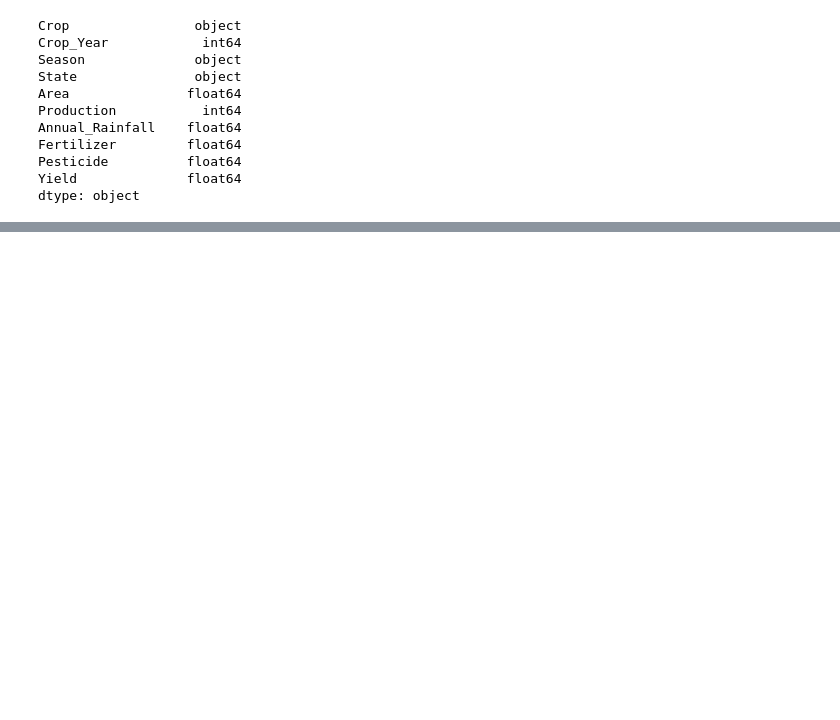
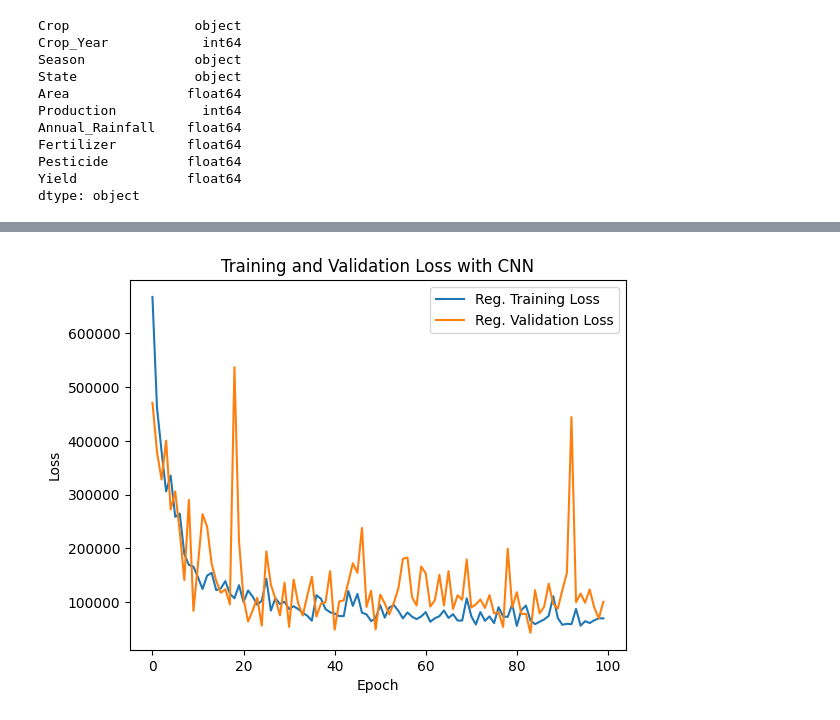
Before and after one commit to CHAITANYA2605/Crop-Yield, a Jupyter notebook: DL_project.ipynb, the cells around one changed output, grey strips where cells are left out. Drawn from its saved outputs; the diff is of its cells as text; code cells hidden in the pictures; blank space fills up the shorter version.

```diff
--- a/DL_project.ipynb
+++ b/DL_project.ipynb
@@ -42,14 +109,22 @@ X_test_reshaped = X_test_scaled.reshape(X_test_scaled.shape[0], X_test_scaled.sh
 # %%
 model_reg = Sequential([
     Conv1D(32, kernel_size=3, activation='relu', input_shape=(X_train_reshaped.shape[1], 1), kernel_regularizer=l2(0.01)),
-    Conv1D(64, kernel_size=3, activation='relu', kernel_regularizer=l2(0.01)),
-    Conv1D(64, kernel_size=3, activation='relu', kernel_regularizer=l2(0.01)),
-    Conv1D(64, kernel_size=3, activation='relu', kernel_regularizer=l2(0.01)),
+    MaxPooling1D(pool_size=2),
+    Conv1D(64, kernel_size=1, activation='relu', kernel_regularizer=l2(0.01)),
+    MaxPooling1D(pool_size=2),
+    Conv1D(64, kernel_size=1, activation='relu', kernel_regularizer=l2(0.01)),
+    MaxPooling1D(pool_size=2),
+    Conv1D(64, kernel_size=1, activation='relu', kernel_regularizer=l2(0.01)),
     Flatten(),
     Dense(32, activation='relu', kernel_regularizer=l2(0.01)),
+    Dropout(0.2),
     Dense(64, activation='relu', kernel_regularizer=l2(0.01)),
+    Dropout(0.2),
     Dense(128, activation='relu', kernel_regularizer=l2(0.01)),
+    Dropout(0.2),
     Dense(256, activation='relu', kernel_regularizer=l2(0.01)),
+    Dropout(0.2),
     Dense(128, activation='relu', kernel_regularizer=l2(0.01)),
     Dense(1)  # Output layer
 ])
+model_reg.summary()
@@ -138,0 +336,10 @@ No Regularization Model: Test MAE: 11.37998104095459 Test Accuracy: 0.0086338240
+# %%
+plt.plot(history_reg.history['loss'], label='Reg. Training Loss')
+plt.plot(history_reg.history['val_loss'], label='Reg. Validation Loss')
+plt.title('Training and Validation Loss with CNN')
+plt.xlabel('Epoch')
+plt.ylabel('Loss')
+plt.legend()
+plt.show()
+# %% [output]
+[figure, added]
```
Also changed, not shown: parts of 14 cells of this notebook.
